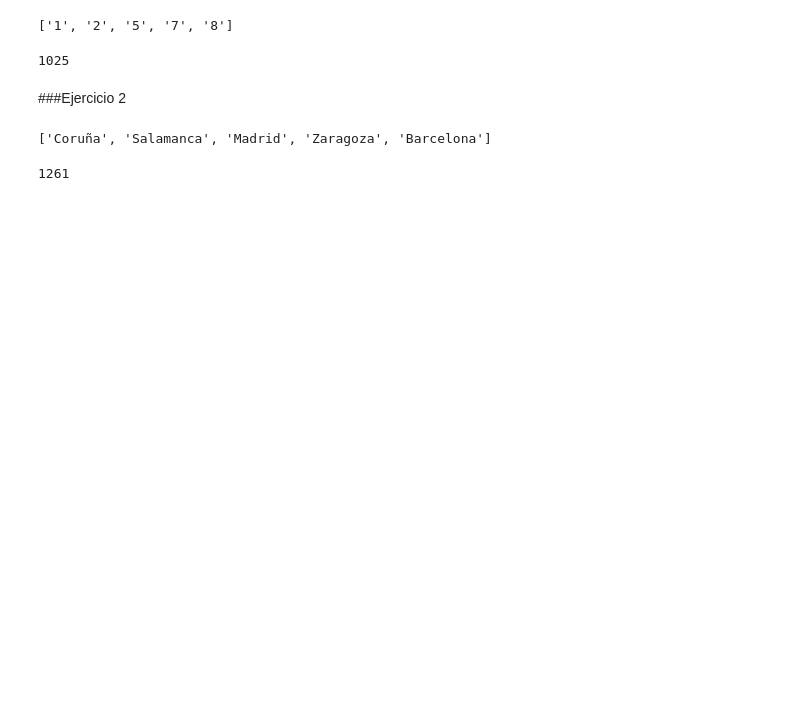
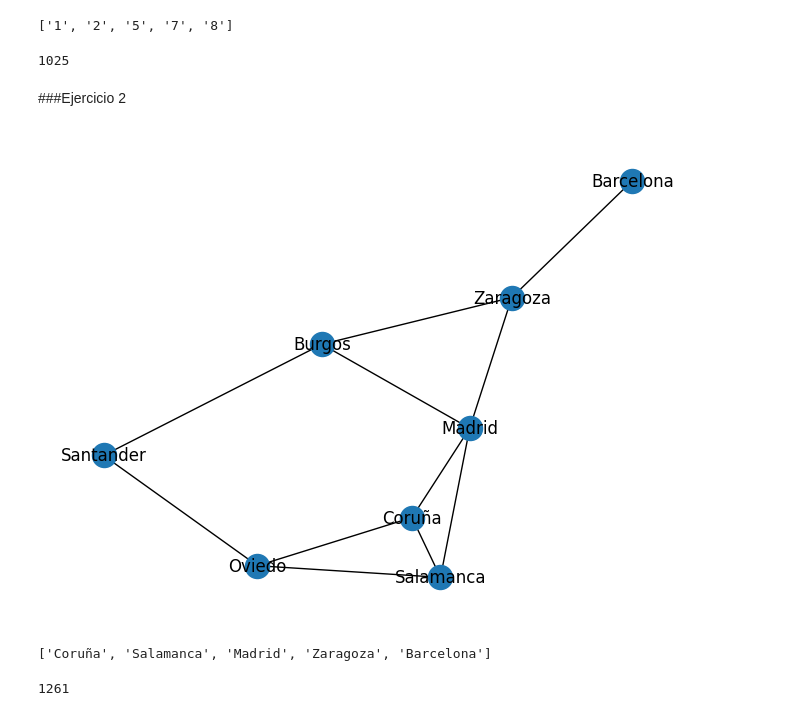
Before and after one commit to roroal23/inteligencia-artificial, a Jupyter notebook: PythonImplementacionAestrella.ipynb, the cells around one changed output. Cells and saved outputs as stored; diff of their text form; code cells hidden in the pictures; blank space fills up the shorter version.

```diff
--- a/PythonImplementacionAestrella.ipynb
+++ b/PythonImplementacionAestrella.ipynb
@@ -66,6 +66,10 @@ G2.add_edge("Burgos", "Madrid", weight=239)
 G2.add_edge("Burgos", "Zaragoza", weight=285)
 G2.add_edge("Zaragoza", "Madrid", weight=322)
 G2.add_edge("Zaragoza", "Barcelona", weight=299)
+# %%
+nx.draw(G2, with_labels=True)
+# %% [output]
+[figure, added]
 # %%
 def heuristic_ejercicio2(current, target):
   h=0
```
Also changed, not shown: parts of 1 cell of this notebook, 3 other files.
